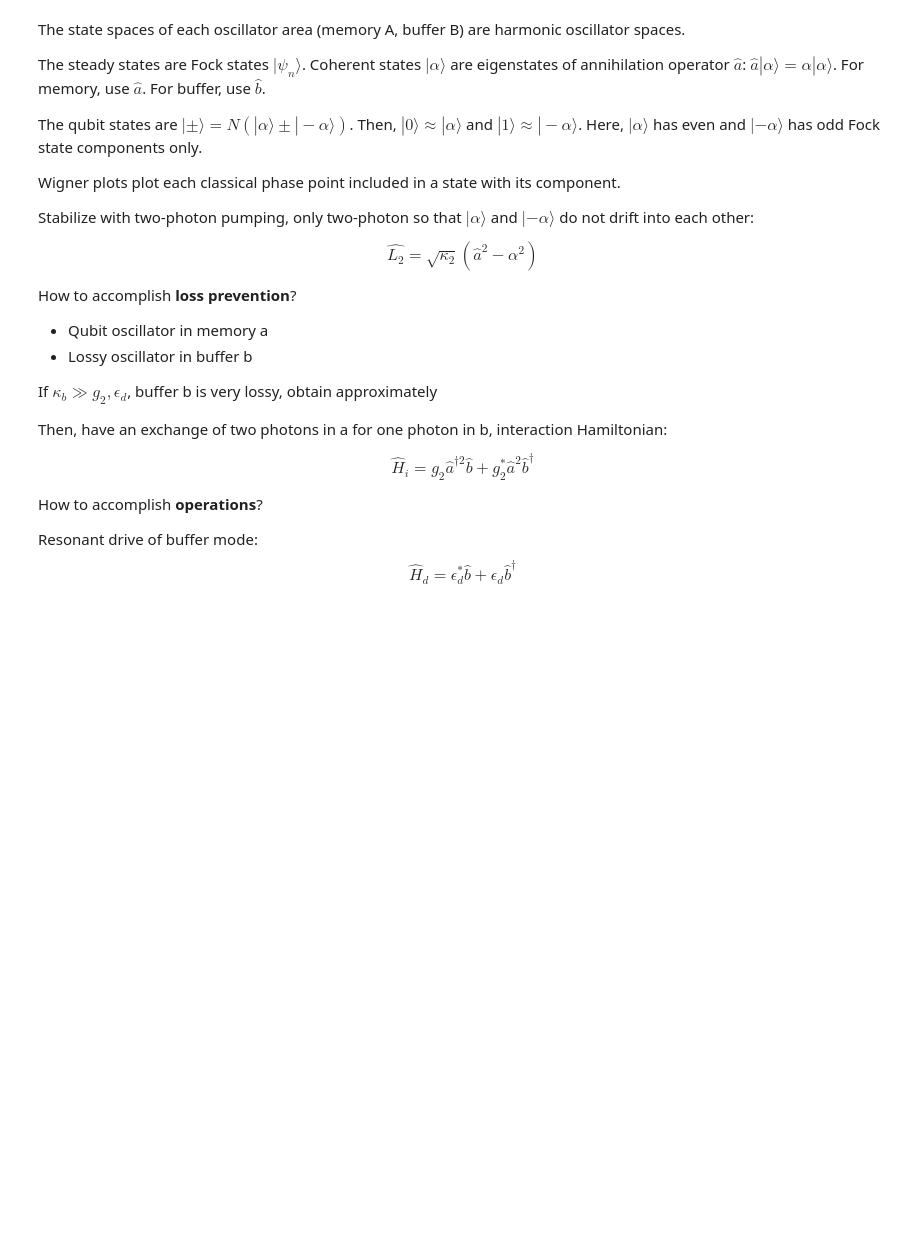
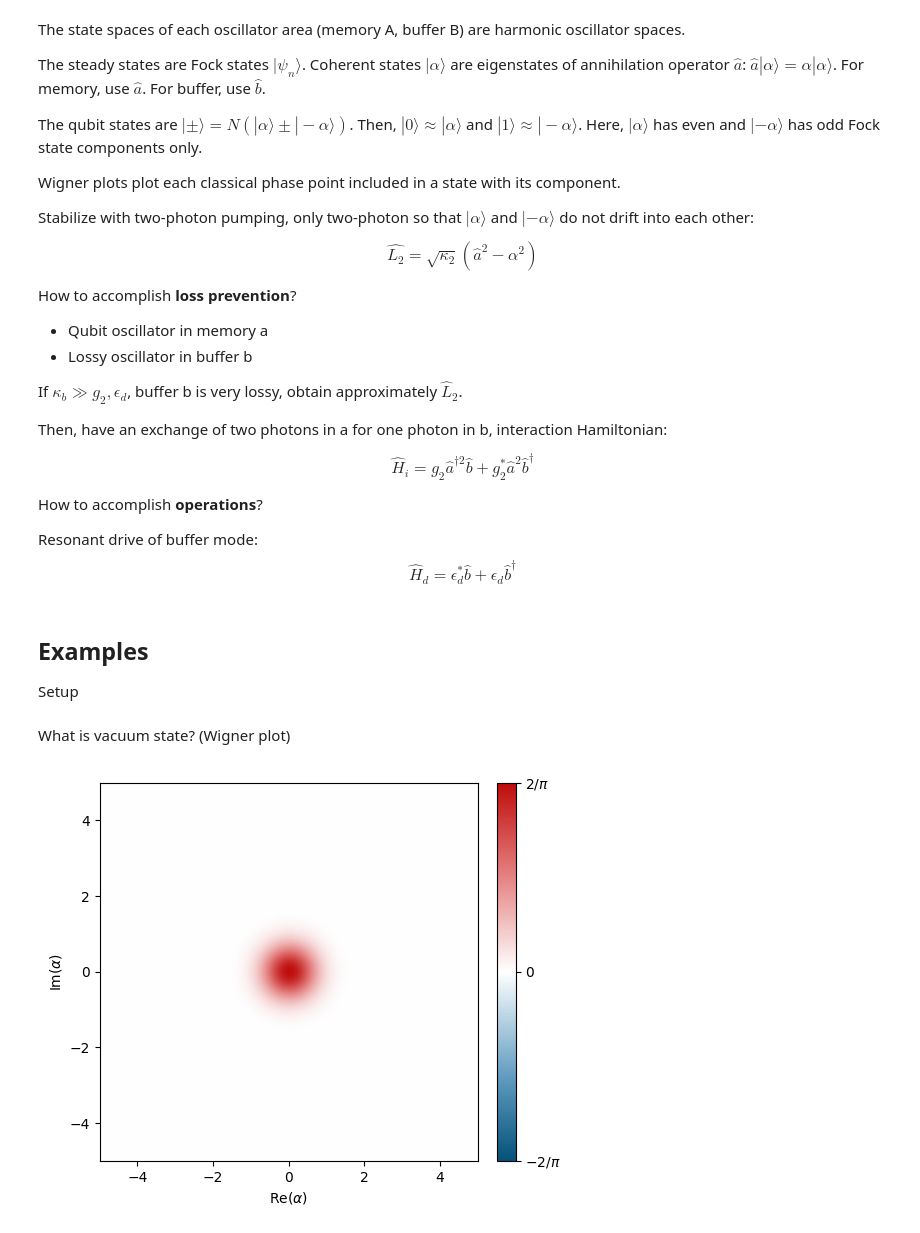
Before and after one commit to Vannagar/2025-Alice-and-Bob, a Jupyter notebook: test.ipynb, the cells around one changed output. Saved outputs shown, nothing was run; the diff lists cells and outputs as text; code cells hidden in the pictures; blank space fills up the shorter version.

```diff
--- a/test.ipynb
+++ b/test.ipynb
@@ -16,7 +16,7 @@ How to accomplish **loss prevention**?
 * Qubit oscillator in memory a
 * Lossy oscillator in buffer b
 
-If $\kappa_b \gg g_2, \epsilon_d$, buffer b is very lossy, obtain approximately
+If $\kappa_b \gg g_2, \epsilon_d$, buffer b is very lossy, obtain approximately $\hat L_2$.
 
 Then, have an exchange of two photons in a for one photon in b, interaction Hamiltonian:
 
@@ -26,3 +26,21 @@ How to accomplish **operations**?
 
 Resonant drive of buffer mode:
 $$\hat H_d = \epsilon_d^* \hat b + \epsilon_d \hat b^\dagger$$
+# %% [markdown]
+## Examples
+
+Setup
+# %%
+import dynamiqs as dq
+import jax
+import jax.numpy as jnp
+na = 15 # discretization resolution, Hilbert space dimension
+a = dq.destroy(na) # annihilaiton operator
+ad = dq.create(na) # creation operator
+# %% [markdown]
+What is vacuum state? (Wigner plot)
+# %%
+psi0 = dq.fock(na, 0)
+dq.plot.wigner(psi0)
+# %% [output]
+[figure, added]
```
Also changed, not shown: parts of 4 cells of this notebook.
